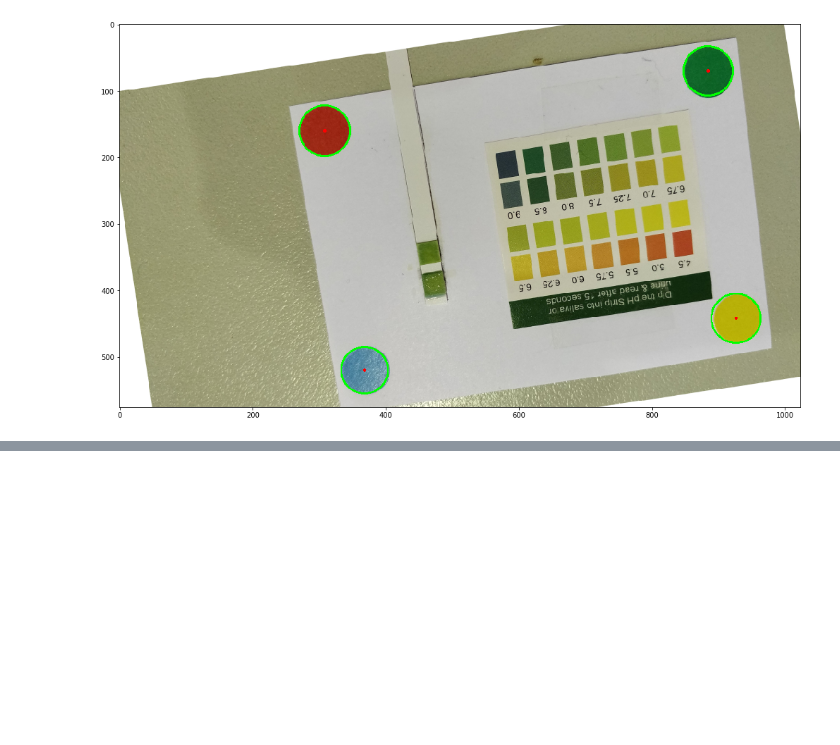
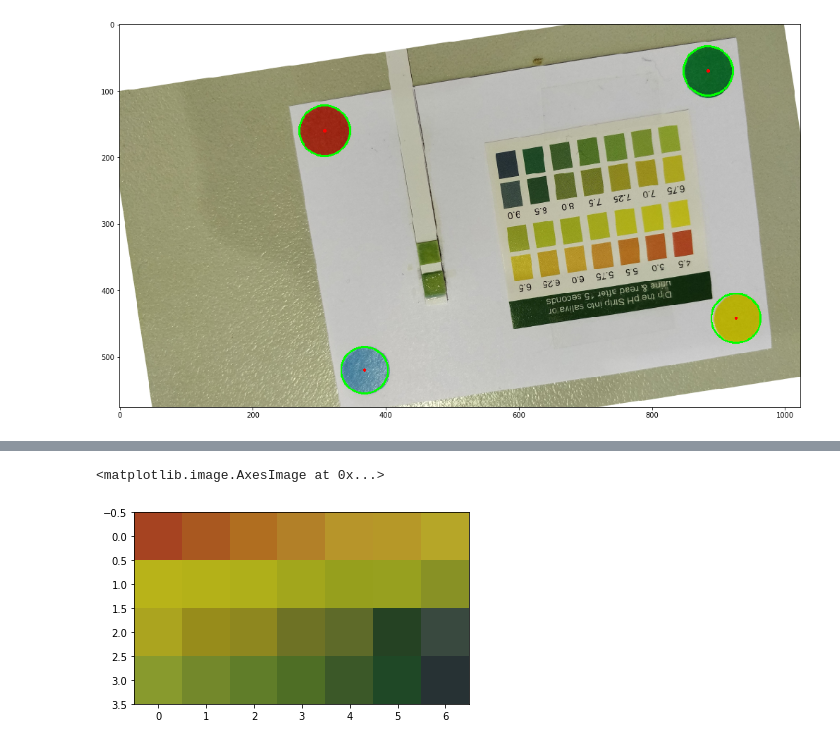
Before and after one commit to TheTerik/SHD2018, a Jupyter notebook: Decode.ipynb, the cells around one changed output, grey strips where cells are left out. Cells and saved outputs as stored; diff of their text form; code cells hidden in the pictures; blank space fills up the shorter version.

Commit message:
Added means.

```diff
--- a/Decode.ipynb
+++ b/Decode.ipynb
@@ -90,8 +89,0 @@ plt.imshow(cv2.cvtColor(cropped, cv2.COLOR_BGR2RGB))
-# %%
-colors = []
-for i, y in enumerate([180, 240, 320, 380]):
-    colors.append([])
-    for x in range(100, 600, 75):
-        colors[i].append(list(reversed(cropped[y, x])))
-plt.imshow(colors)
-print(colors)
@@ -112,0 +102,16 @@ plt.imshow(matches)
+# %%
+def get_colors(img, X_pos, Y_pos):
+    colors = []
+    for i, y in enumerate(Y_pos):
+        colors.append([])
+        for x in X_pos:
+            # take mean for +- 2 pixels
+            mean_col = list(reversed(np.uint8(np.round(np.mean(img[y-2:y+2, x-2:x+2], axis=(0,1))))))
+            colors[i].append(mean_col)
+    return colors
+# %%
+colors = get_colors(cropped, range(100, 600, 75), [200, 270, 380, 460])
+plt.imshow(colors)
+# %% [output]
+<matplotlib.image.AxesImage at 0x...>
+[figure, added]
```
Also changed, not shown: parts of 8 cells of this notebook.
